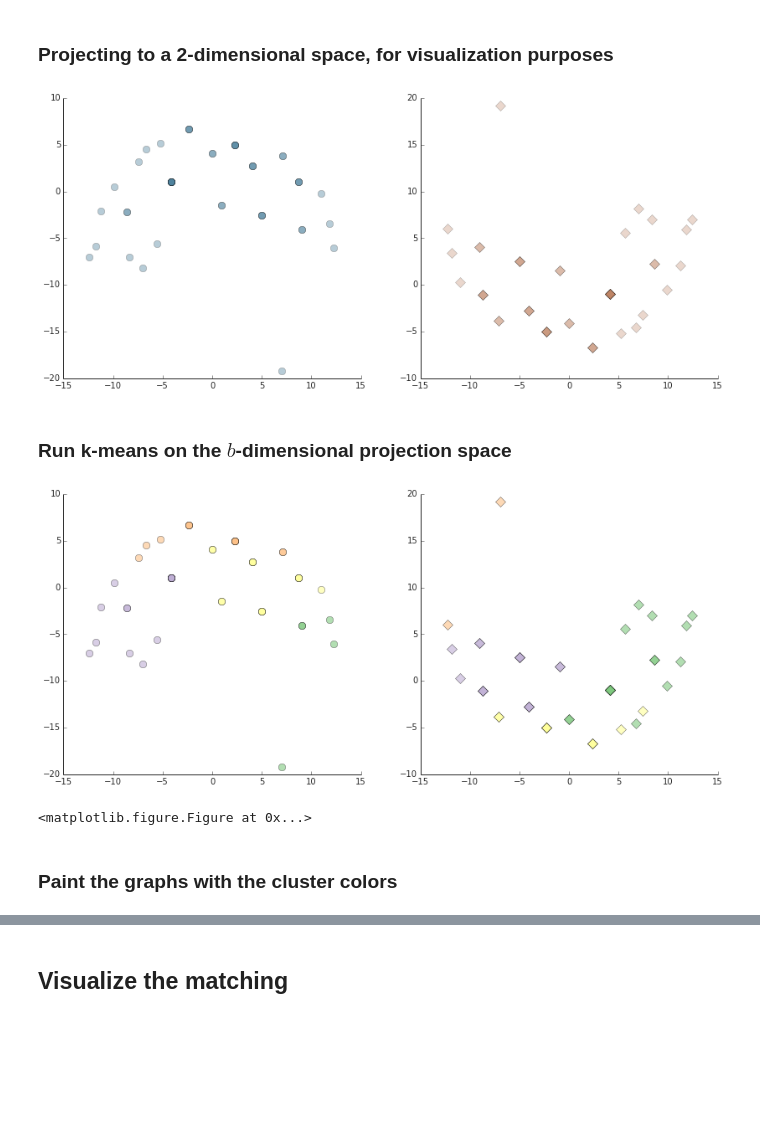
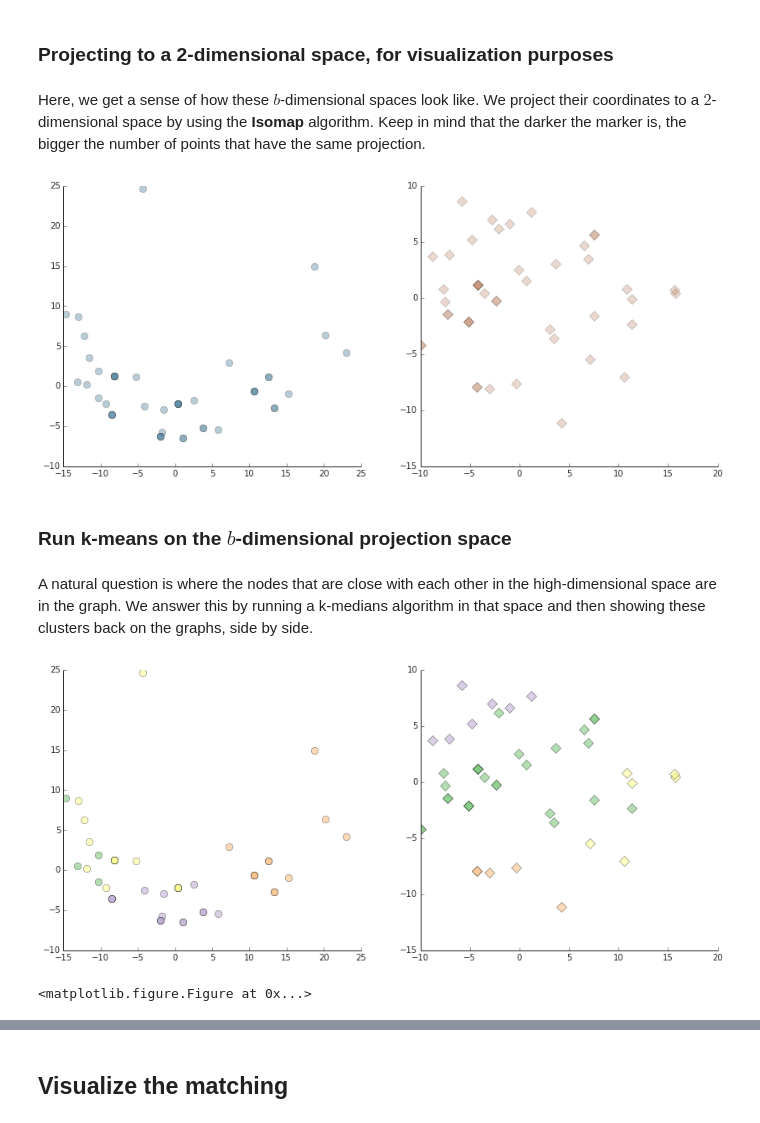
Before and after one commit to harrymvr/graph-isomorphism, a Jupyter notebook: graph-isomorphisms.ipynb, the cells around one changed output, grey strips where cells are left out. Saved outputs shown, nothing was run; the diff lists cells and outputs as text; code cells hidden in the pictures; blank space fills up the shorter version.

```diff
--- a/graph-isomorphisms.ipynb
+++ b/graph-isomorphisms.ipynb
@@ -128,3 +70,3 @@ def noisy_remove(G, p, seed=hash_string('noisy removal')):
 # %%
-G1 = noisy_remove(G,0.2)
-G2 = noisy_remove(G,0.2)
+G1 = giso.noisy_remove(G,0.2,seed=giso.hash_string('noisy removal 2'))
+G2 = giso.noisy_remove(G,0.2,seed=giso.hash_string('noisy removal 2'))
@@ -133,3 +76,3 @@ G2 = noisy_remove(G,0.2)
 # %%
-beacons_G1 = find_beacons_sample_inverse(G1,3)
+beacons_G1 = find_beacons_sample_inverse(G1,4)
 beacons_G2 = beacons_G1
@@ -202,6 +122,8 @@ def isomap_project(p):
+# %% [markdown]
+Here, we get a sense of how these $b$-dimensional spaces look like. We project their coordinates to a $2$-dimensional space by using the **Isomap** algorithm. Keep in mind that the darker the marker is, the bigger the number of points that have the same projection.
 # %%
-coords1 = isomap_project(p1)
-coords2 = isomap_project(p2)
+coords1 = giso.isomap_project(p1)
+coords2 = giso.isomap_project(p2)
 ax = plt.subplot(121)
 ax.plot(coords1[:, 0], coords1[:, 1], 'o', alpha = 0.4, markersize=8, c='#4b809c')
 remove_border(ax)
@@ -209,31 +131,41 @@ ax = plt.subplot(122)
 ax.plot(coords2[:, 0], coords2[:, 1], 'D', alpha = 0.3, markersize=8, c='#ba7c5a')
 remove_border(ax)
 # %% [output]
-[figure, old version]
+[figure, new version]
 # %% [markdown]
 ### Run k-means on the $b$-dimensional projection space
+# %% [markdown]
+A natural question is where the nodes that are close with each other in the high-dimensional space are in the graph. We answer this by running a k-medians algorithm in that space and then showing these clusters back on the graphs, side by side.
 # %%
 from sklearn.cluster import KMeans
-def kmeans_plot(p, mds, ax, n_clusters=8, marker='o'):
+def kmeans_plot(X, mds, ax, n_clusters=8, marker='o'):
     est = KMeans(n_clusters=n_clusters)
-    est.fit(p-p.mean())
+    est.fit(X-X.mean())
     kmeans_labels = est.labels_
     for k in range(n_clusters):
         my_members = kmeans_labels == k
         ax.plot(mds[my_members, 0], mds[my_members, 1], marker, alpha = 0.6, markersize=8)
     remove_border(ax)
     return kmeans_labels
+
+def kmedians_plot(X, mds, ax, n_clusters=8, marker='o'):
+    est = giso.KMedians(k=n_clusters)
+    est.fit(X-X.mean())
+    kmedians_labels = est.labels_
+    for k in range(n_clusters):
+        my_members = kmedians_labels == k
+        ax.plot(mds[my_members, 0], mds[my_members, 1], marker, alpha = 0.6, markersize=8)
+    remove_border(ax)
+    return kmedians_labels
 # %%
 import brewer2mpl
 from sklearn.cluster import KMeans
 accent_colors = brewer2mpl.get_map('Accent', 'qualitative',8).mpl_colors
 rcParams['axes.color_cycle'] = accent_colors
 f, (ax1,ax2) = plt.subplots(1,2)
-kmeans_labels1 = kmeans_plot(p1, coords1, ax1, n_clusters=4)
+kmedians_labels1 = kmedians_plot(p1, coords1, ax1, n_clusters=4)
 plt.figure()
-kmeans_labels2 = kmeans_plot(p2, coords2, ax2, n_clusters=4, marker='D')
+kmedians_labels2 = kmedians_plot(p2, coords2, ax2, n_clusters=4, marker='D')
 # %% [output]
-[figure, old version]
+[figure, new version]
 <matplotlib.figure.Figure at 0x...>
-# %% [markdown]
-### Paint the graphs with the cluster colors
```
Also changed, not shown: parts of 44 cells of this notebook, 1 other file.
